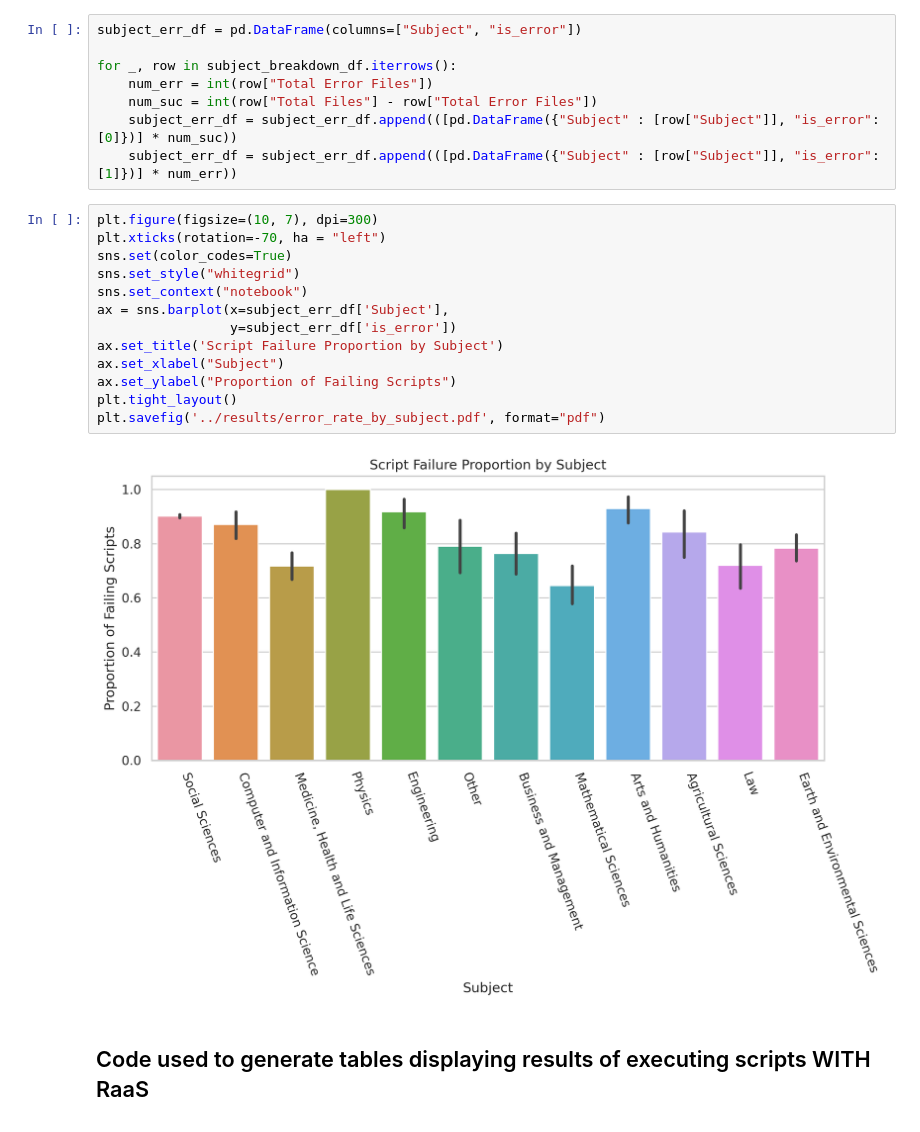
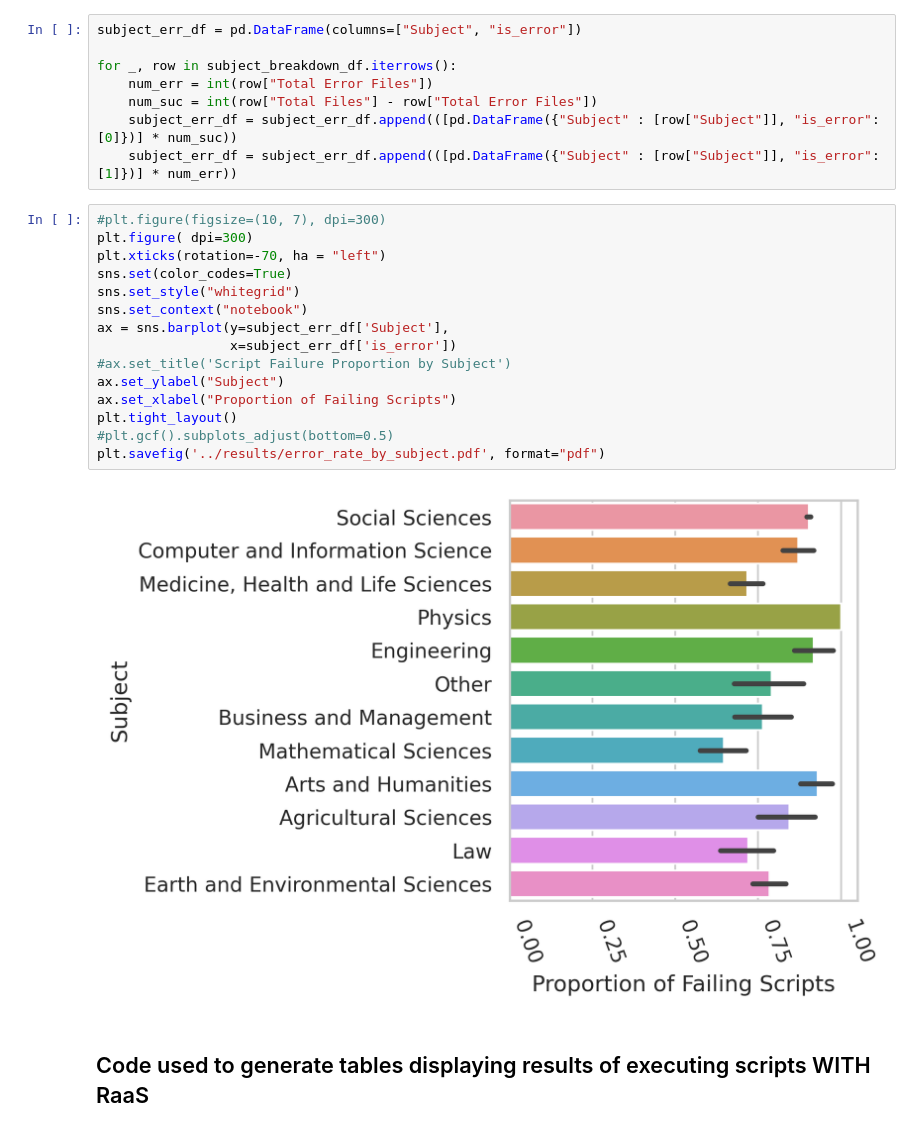
Before and after one commit to jwons/raas-eval, a Jupyter notebook: scripts/create_all_figures_and_tables.ipynb, the cells around one changed output. Saved outputs shown, nothing was run; the diff lists cells and outputs as text.

```diff
--- a/scripts/create_all_figures_and_tables.ipynb
+++ b/scripts/create_all_figures_and_tables.ipynb
@@ -429,20 +437,22 @@ for _, row in subject_breakdown_df.iterrows():
     subject_err_df = subject_err_df.append(([pd.DataFrame({"Subject" : [row["Subject"]], "is_error": [0]})] * num_suc))
     subject_err_df = subject_err_df.append(([pd.DataFrame({"Subject" : [row["Subject"]], "is_error": [1]})] * num_err))
 # %%
-plt.figure(figsize=(10, 7), dpi=300)
+#plt.figure(figsize=(10, 7), dpi=300)
+plt.figure( dpi=300)
 plt.xticks(rotation=-70, ha = "left")
 sns.set(color_codes=True)
 sns.set_style("whitegrid")
 sns.set_context("notebook")
-ax = sns.barplot(x=subject_err_df['Subject'],
-                 y=subject_err_df['is_error'])
-ax.set_title('Script Failure Proportion by Subject')
-ax.set_xlabel("Subject")
-ax.set_ylabel("Proportion of Failing Scripts")
+ax = sns.barplot(y=subject_err_df['Subject'],
+                 x=subject_err_df['is_error'])
+#ax.set_title('Script Failure Proportion by Subject')
+ax.set_ylabel("Subject")
+ax.set_xlabel("Proportion of Failing Scripts")
 plt.tight_layout()
+#plt.gcf().subplots_adjust(bottom=0.5)
 plt.savefig('../results/error_rate_by_subject.pdf', format="pdf")
 # %% [output]
-[figure, old version]
+[figure, new version]
 # %% [markdown]
 ## Code used to generate tables displaying results of executing scripts WITH RaaS
 # %% [markdown]
```
Also changed, not shown: parts of 4 cells of this notebook, 7 other files.
